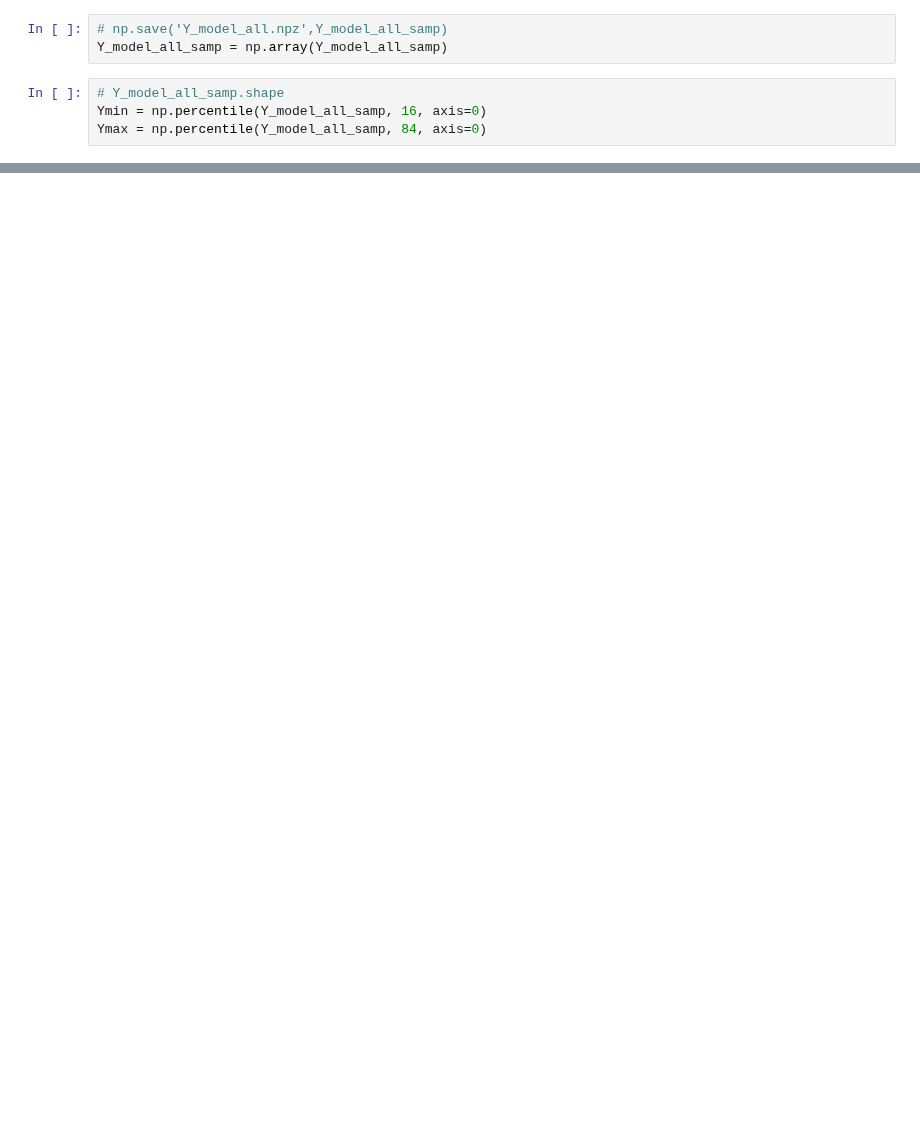
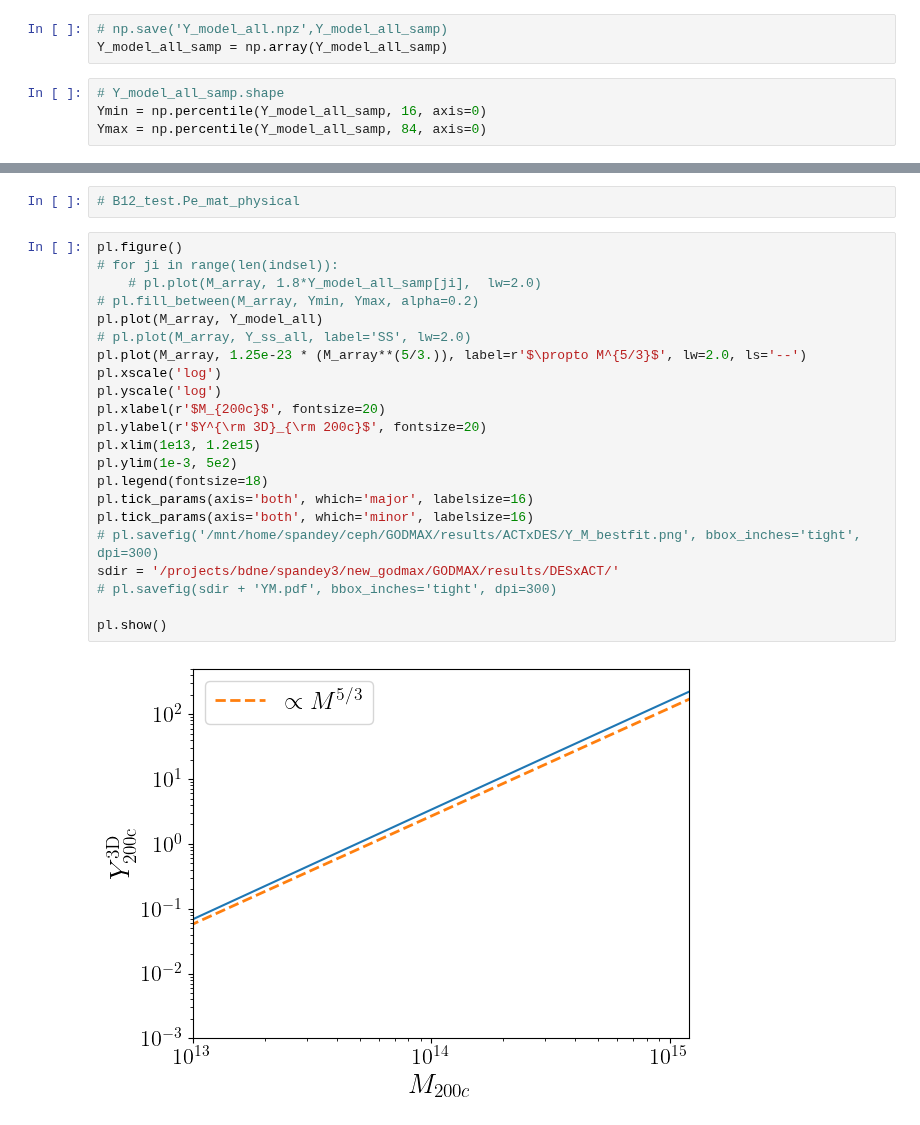
Before and after one commit to shivampcosmo/GODMAX, a Jupyter notebook: notebooks/ACTxDES/YM_werr.ipynb, the cells around one changed output, grey strips where cells are left out. Saved outputs shown, nothing was run; the diff lists cells and outputs as text; blank space fills up the shorter version.

```diff
--- a/notebooks/ACTxDES/YM_werr.ipynb
+++ b/notebooks/ACTxDES/YM_werr.ipynb
@@ -335,0 +559,26 @@ pl.show()
+# %%
+# B12_test.Pe_mat_physical
+# %%
+pl.figure()
+# for ji in range(len(indsel)):
+    # pl.plot(M_array, 1.8*Y_model_all_samp[ji],  lw=2.0)
+# pl.fill_between(M_array, Ymin, Ymax, alpha=0.2)
+pl.plot(M_array, Y_model_all)
+# pl.plot(M_array, Y_ss_all, label='SS', lw=2.0)
+pl.plot(M_array, 1.25e-23 * (M_array**(5/3.)), label=r'$\propto M^{5/3}$', lw=2.0, ls='--')
+pl.xscale('log')
+pl.yscale('log')
+pl.xlabel(r'$M_{200c}$', fontsize=20)
+pl.ylabel(r'$Y^{\rm 3D}_{\rm 200c}$', fontsize=20)
+pl.xlim(1e13, 1.2e15)
+pl.ylim(1e-3, 5e2)
+pl.legend(fontsize=18)
+pl.tick_params(axis='both', which='major', labelsize=16)
+pl.tick_params(axis='both', which='minor', labelsize=16)
+# pl.savefig('/mnt/home/spandey/ceph/GODMAX/results/ACTxDES/Y_M_bestfit.png', bbox_inches='tight', dpi=300)
+sdir = '/projects/bdne/spandey3/new_godmax/GODMAX/results/DESxACT/'
+# pl.savefig(sdir + 'YM.pdf', bbox_inches='tight', dpi=300)
+
+pl.show()
+# %% [output]
+[figure, added]
```
Also changed, not shown: parts of 15 cells of this notebook, 13 other files.
